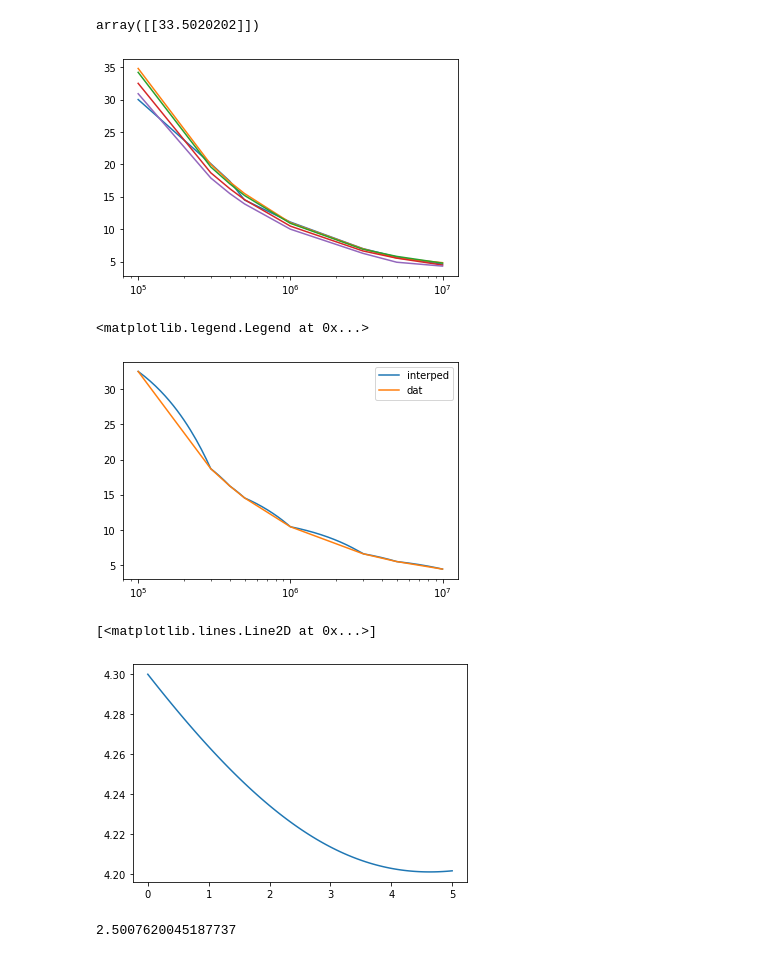
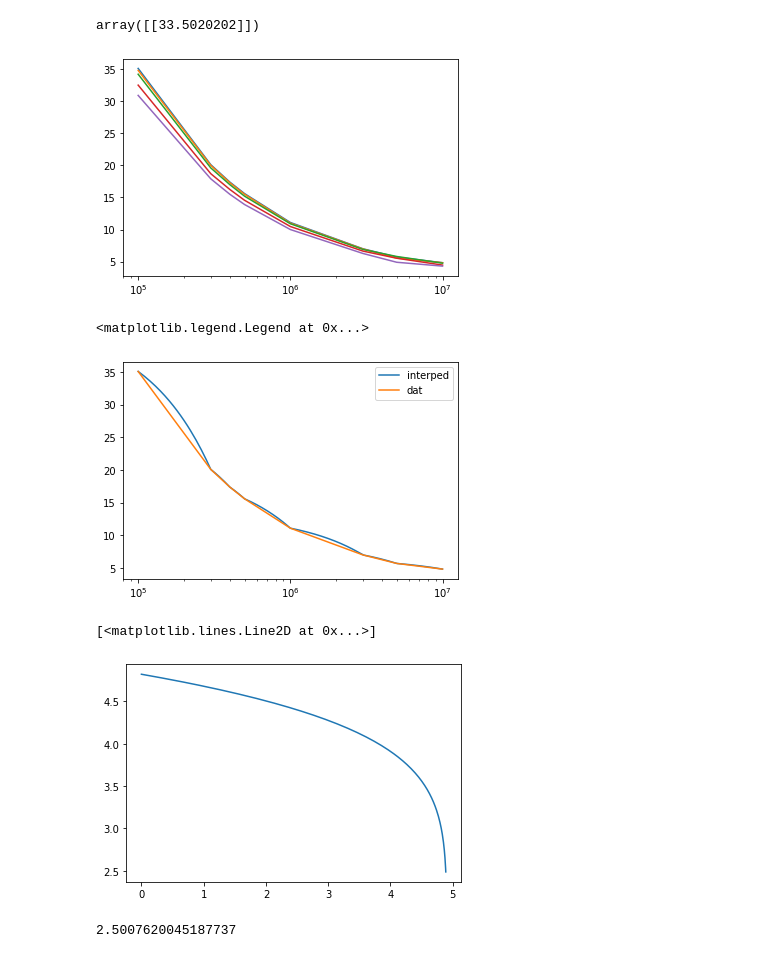
Before and after one commit to Shaun-F/GWGenerator, a Jupyter notebook: debugging/InitialP0.ipynb, the cells around one changed output. Drawn from its saved outputs; the diff is of its cells as text; code cells hidden in the pictures.

```diff
--- a/debugging/InitialP0.ipynb
+++ b/debugging/InitialP0.ipynb
@@ -25,35 +25,35 @@ array([[33.5020202]])
 # %%
 y = [1e5,3e5, 4e5, 5e5, 1e6,3e6,5e6,1e7]
 x = [0.1,0.3,0.5,0.7,0.8]
-z = [[30,  20.1,17.4,14.5, 11.1,    7.,   5.7, 4.6],
-        [34.8, 20, 17.3, 15.5, 11, 6.97, 5.55, 4.83],
-        [34.2, 19.6, 17, 15.2, 10.9, 6.9, 5.8, 4.76],
-        [32.5, 18.7, 16.25, 14.56, 10.47, 6.64, 5.53, 4.46],
-        [30.9, 17.9, 15.5, 13.9, 10.0, 6.27, 4.9, 4.3]]
+z = [[35.1,      20.1,   17.4,     15.6,   11.1,       7.,     5.7,      4.83],
+        [34.8,     20,       17.3,     15.5,   11,        6.97,   5.55,    4.83],
+        [34.2,     19.6,     17,       15.2,    10.9,     6.9,    5.8,      4.76],
+        [32.5,     18.7,     16.25,  14.56,  10.47,  6.64,  5.53,    4.46],
+        [30.9,     17.9,     15.5,    13.9,    10.0,     6.27,  4.9,      4.3]]
 
 [plt.semilogx(y,z[i]) for i in range(len(x))]
 plt.show()
 
 interp = spint.RectBivariateSpline(x,y,z,kx=1,ky=1,s=0)
 domx = np.arange(1e5,1e7,1e4)
-dat = interp(0.7,domx)
+dat = interp(0.1,domx)
 plt.semilogx(domx,dat[0],label="interped")
-plt.semilogx(y, z[3], label="dat")
+plt.semilogx(y, z[0], label="dat")
 plt.legend()
 # %% [output]
-[figure, old version]
+[figure, new version]
 <matplotlib.legend.Legend at 0x...>
-[figure, old version]
+[figure, new version]
 # %%
 import matplotlib.pyplot as plt
 M=1e7
-e0=0.8
-p0=4.3
+e0=0.1
+p0=4.82
 traj = traj_module(M,mu,0.9,p0,e0,1., T=5, max_init_len=int(1e4))
 plt.plot(traj[0]/31557600.0, traj[1])
 # %% [output]
 [<matplotlib.lines.Line2D at 0x...>]
-[figure, old version]
+[figure, new version]
 # %%
 get_separatrix(0.9,0.2,1.)
 # %% [output]
```
Also changed, not shown: 3 other files.
